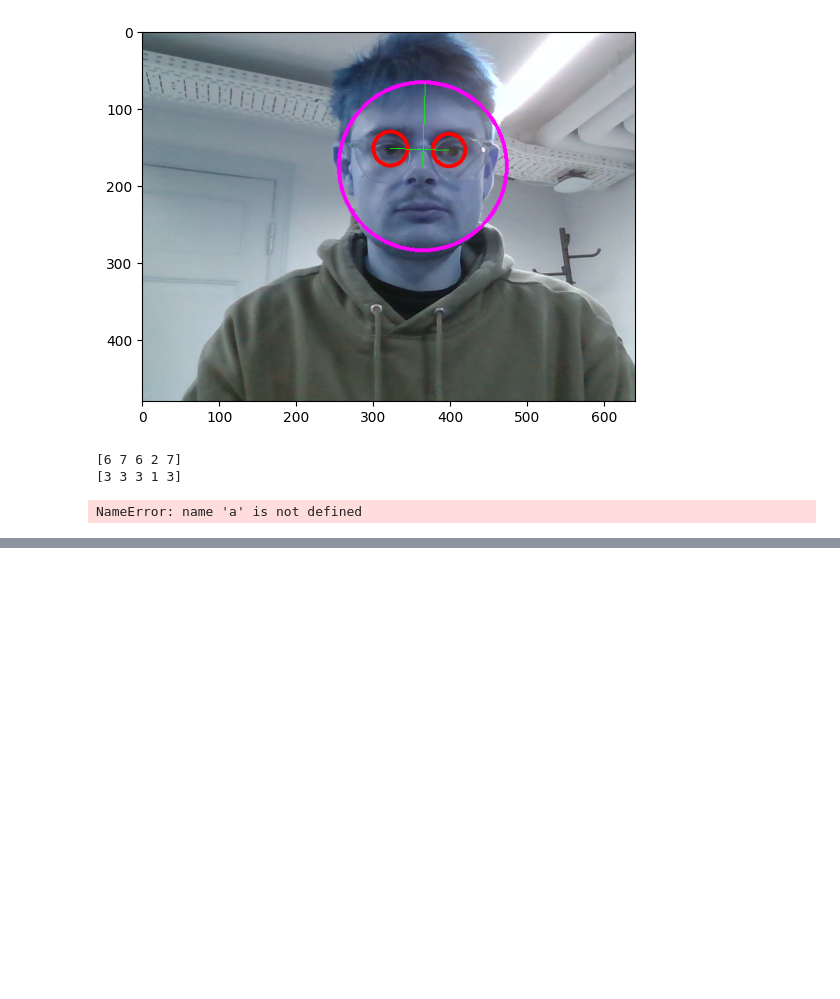
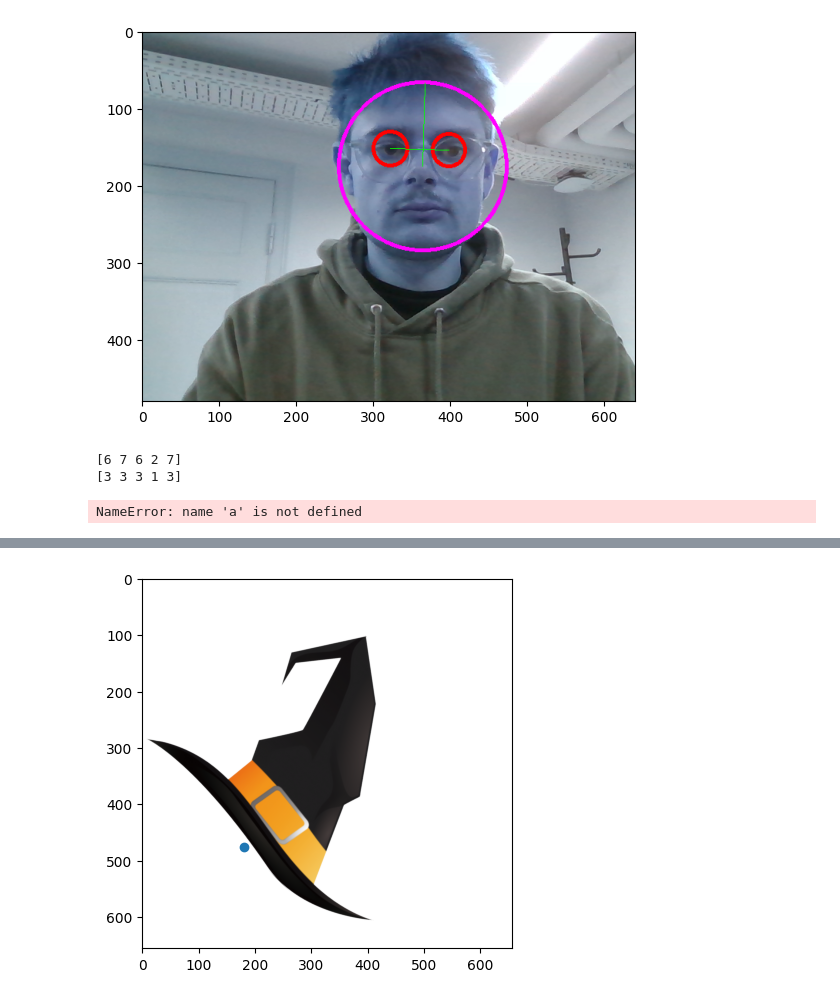
Before and after one commit to ludvikpet/02503-grind, a Jupyter notebook: max/exercises/Ex10-Viola-Jones/old_prototypes/image_overlay.ipynb, the cells around one changed output, grey strips where cells are left out. Cells and saved outputs as stored; diff of their text form; code cells hidden in the pictures; blank space fills up the shorter version.

Commit message:
further debugging Ex10, no result. Omitted, MVP achieved

```diff
--- a/max/exercises/Ex10-Viola-Jones/old_prototypes/image_overlay.ipynb
+++ b/max/exercises/Ex10-Viola-Jones/old_prototypes/image_overlay.ipynb
@@ -274,0 +493,86 @@ NameError: name 'a' is not defined
+# %%
+from typing import Tuple
+
+def rotate_object(object_im: np.ndarray, angle: float, anchor_point: tuple, allow_resize: bool = False) -> Tuple[np.ndarray,np.ndarray,int,int] | Tuple[np.ndarray,np.ndarray]:
+    """
+    Rotates an image using skimage.transforms.rotate.
+    Finds the corresponding location of the anchor point in the rotated image frame.
+    Returns the difference in image size before and after rotation, dx and dy.
+
+    Args:
+        object_im (np.ndarray): the object image to be rotated, (H, W, C)
+        angle (float): rotation angle in counter-clockwise direction in degrees.
+        anchor_point (tuple): a key point on object to track through rotation. A good idea is to use bottom centre for hats
+
+    Returns:
+        Tuple[np.ndarray,np.ndarray,int,int]
+    """
+    h, w = object_im.shape[0], object_im.shape[1]
+    object_im = rotate(object_im, angle, center=(0,0),order=1, resize=allow_resize)
+
+
+    # use radians
+    theta = np.deg2rad(angle)
+    # rotation matrix for image coordinates (x right, y down)
+    R = np.array([[np.cos(theta),  np.sin(theta)],
+                  [-np.sin(theta), np.cos(theta)]])
+
+    # corners in (x, y) = (col, row)
+    corners = np.array([
+        [0.0, 0.0],       # top-left
+        [w, 0.0],      # top-right
+        [w, h],     # bottom-right
+        [0.0, h]       # bottom-left
+    ])
+
+    # rotate corners about center: p' = R (p - c) + c
+    rotated = (R @ (corners.T)).T
+
+    # bounding box
+    min_x, min_y = rotated[:,0].min(), rotated[:,1].min()
+    max_x, max_y = rotated[:,0].max(), rotated[:,1].max()
+
+    new_width = max_x - min_x   # in pixels, float
+    new_height = max_y - min_y  # in pixels, float
+
+    # translation applied by resize=True (so that min_x, min_y becomes new origin 0,0)
+    translation = np.array([-min_x, -min_y])
+
+    # rotated anchor
+    anchor = anchor_point.astype(float)
+    anchor_rot = (R @ (anchor))  # rotated about center
+    anchor_new = anchor_rot + translation
+
+    # return integer new shape in (rows, cols) order
+    new_rows = int(np.ceil(new_height))
+    new_cols = int(np.ceil(new_width))
+
+
+    return object_im, anchor_new
+    #return (new_rows, new_cols), anchor_new, translation, rotated
+
+
+
+    # #we need to know the anchor point post-translation and resizing. Easiest way is to rotate a mask containing the anchor point with the same transform used for the image
+    # anchor_mask = np.zeros((h, w), dtype=np.uint8)
+    # anchor_mask[anchor_point] = 1
+    # anchor_rot = rotate(anchor_mask, angle, center=(anchor_point[1],anchor_point[0]), resize=allow_resize, order=0, preserve_range=True)
+    # #find the new anchor coordinate in the rotated image. This is the coordinate which needs to be mapped to the top centre of head.
+    # new_anchor = np.argwhere(anchor_rot == 1)[0]   # row, col in rotated space -> y, x
+
+    # #calculate the difference in sizes between original image and rotated image. Used for correcting position on top of head if resize is true.
+    # delta_width = w-object_im.shape[1]
+    # delta_height = h-object_im.shape[0]
+
+    # return object_im, new_anchor, delta_width, delta_height
+
+
+OAnchor = np.array([object_im.shape[1]//2,object_im.shape[0]]) #
+theta = -45
+rot_im_debug, new_anchor = rotate_object(object_im, theta, anchor_point=OAnchor,allow_resize=True)
+
+print(new_anchor)
+
+plt.imshow(rot_im_debug)
+plt.scatter(new_anchor[0],new_anchor[1])
+# %% [output]
@@ -274,0 +581 @@ NameError: name 'a' is not defined
+[figure, added]
```
Also changed, not shown: parts of 8 cells of this notebook, 1 other file.
